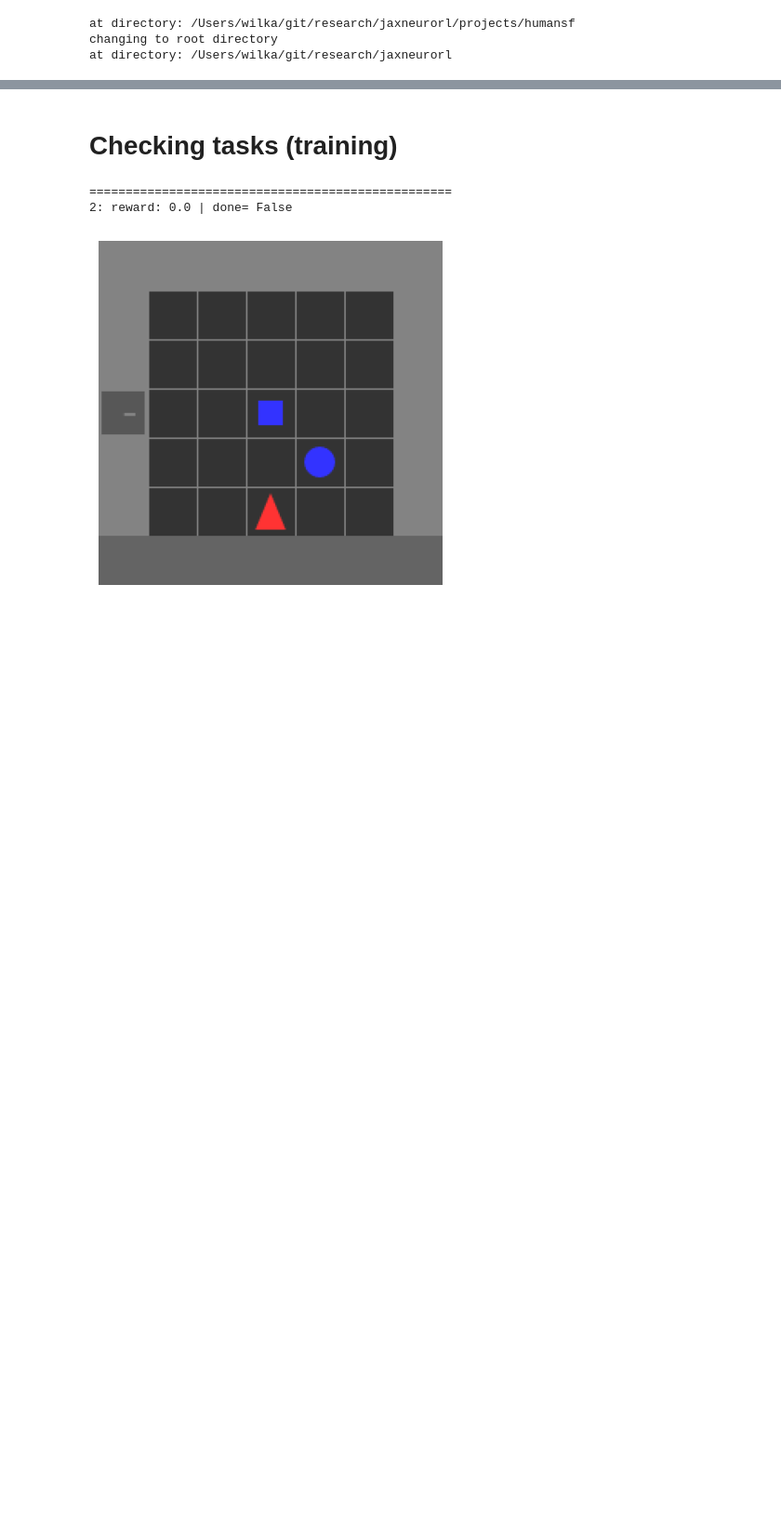
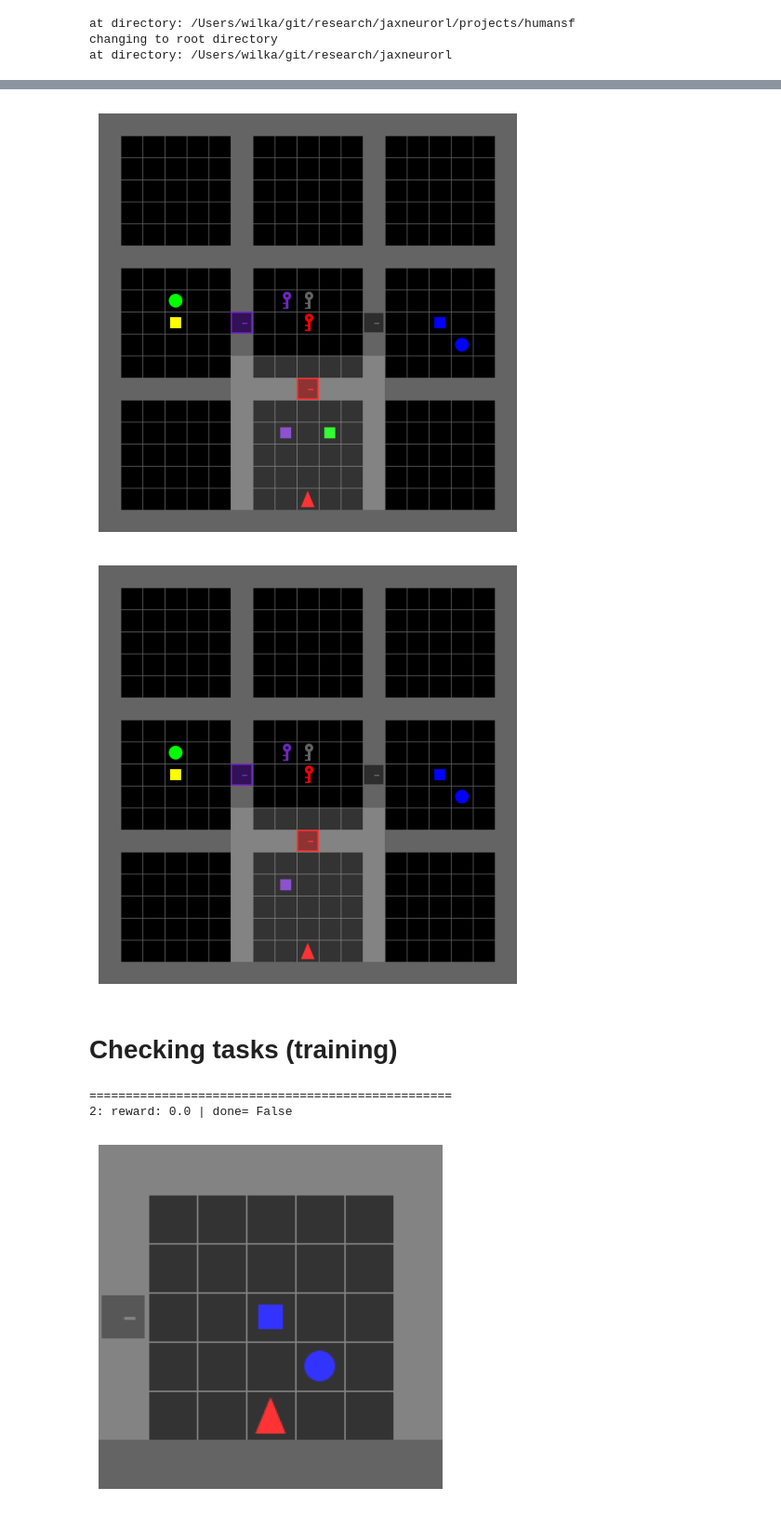
Before and after one commit to wcarvalho/jaxneurorl, a Jupyter notebook: projects/humansf/keyroom-symbolic-test.ipynb, the cells around one changed output, grey strips where cells are left out. Shown at 93% size. Drawn from its saved outputs; the diff is of its cells as text; code cells hidden in the pictures; blank space fills up the shorter version.

```diff
--- a/projects/humansf/keyroom-symbolic-test.ipynb
+++ b/projects/humansf/keyroom-symbolic-test.ipynb
@@ -84,3 +84,17 @@ visualizer.display_image(state_image)
+# %%
+timestep = env.reset(rng, env_params)
+
+# get image of full state
+timestep = env.step(rng, timestep, 1, env_params)
+state_image = env.render(env_params, timestep)
+visualizer.display_image(state_image)
+
+timestep = env.step(rng, timestep, 6, env_params)
+state_image = env.render(env_params, timestep)
+visualizer.display_image(state_image)
+# %% [output]
+[figure, added]
+[figure, added]
 # %% [markdown]
 # Checking tasks (training)
 # %%
```
Also changed, not shown: parts of 2 cells of this notebook, 2 other files.
